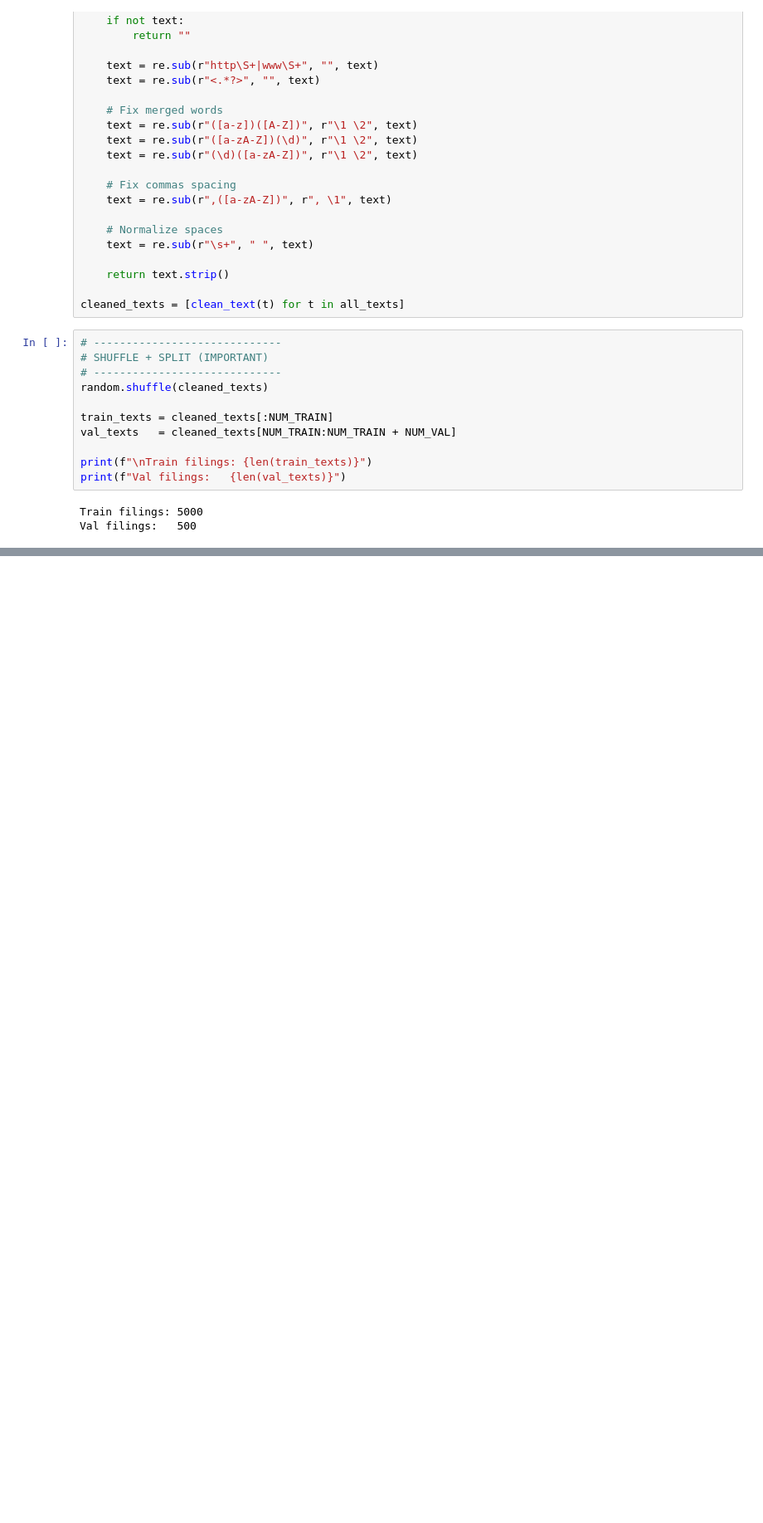
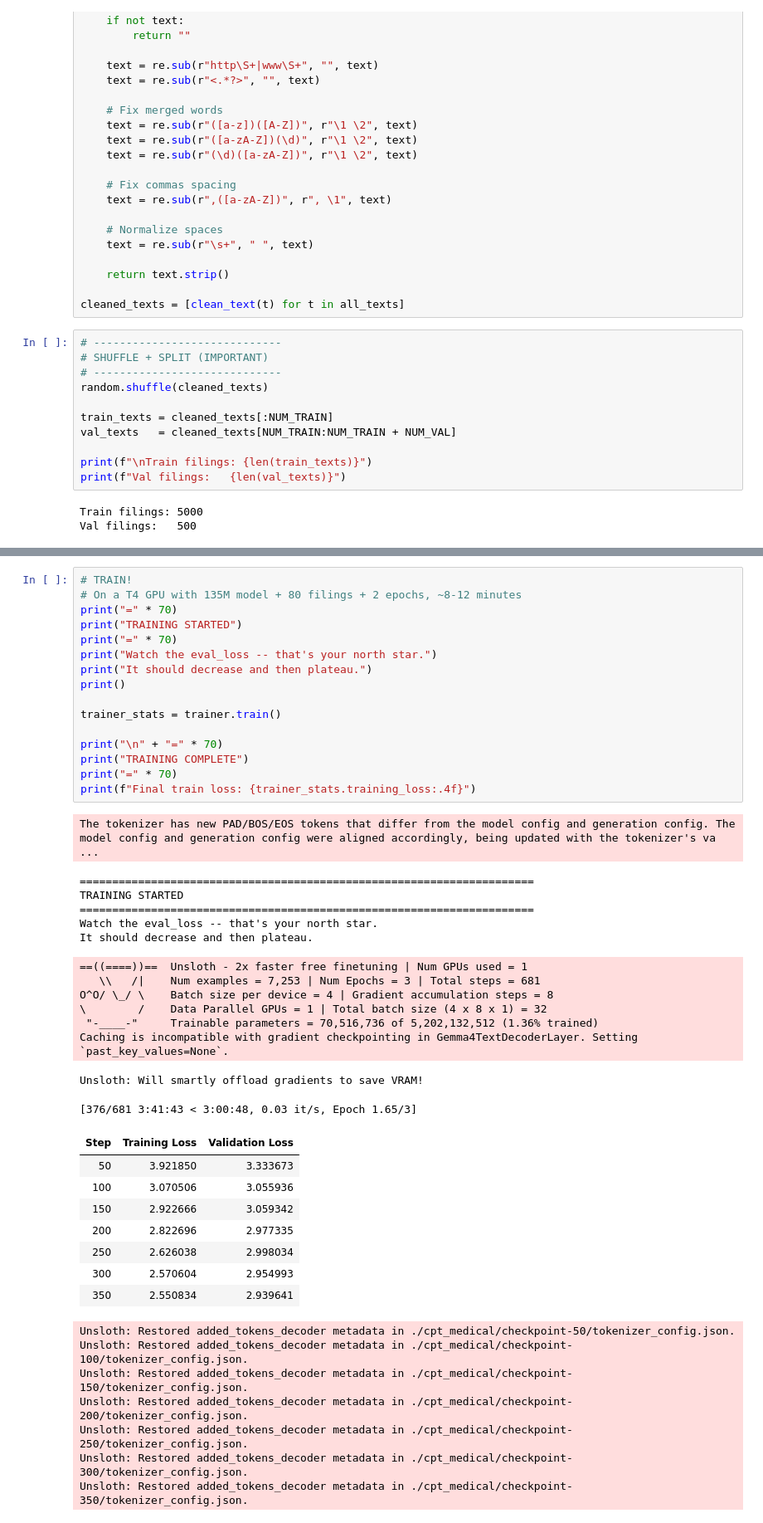
Before and after one commit to Adarsha2004/finetuning, a Jupyter notebook: gemma_cft.ipynb, the cells around one changed output, grey strips where cells are left out. Shown at 83% size. Saved outputs shown, nothing was run; the diff lists cells and outputs as text; blank space fills up the shorter version.

```diff
--- a/gemma_cft.ipynb
+++ b/gemma_cft.ipynb
@@ -324,0 +411,46 @@ NameError: name 'model' is not defined
+# %%
+# TRAIN!
+# On a T4 GPU with 135M model + 80 filings + 2 epochs, ~8-12 minutes
+print("=" * 70)
+print("TRAINING STARTED")
+print("=" * 70)
+print("Watch the eval_loss -- that's your north star.")
+print("It should decrease and then plateau.")
+print()
+
+trainer_stats = trainer.train()
+
+print("\n" + "=" * 70)
+print("TRAINING COMPLETE")
+print("=" * 70)
+print(f"Final train loss: {trainer_stats.training_loss:.4f}")
+# %% [output]
+The tokenizer has new PAD/BOS/EOS tokens that differ from the model config and generation config. The model config and generation config were aligned accordingly, being updated with the tokenizer's va ...
+======================================================================
+TRAINING STARTED
+======================================================================
+Watch the eval_loss -- that's your north star.
+It should decrease and then plateau.
+==((====))==  Unsloth - 2x faster free finetuning | Num GPUs used = 1
+   \\   /|    Num examples = 7,253 | Num Epochs = 3 | Total steps = 681
+O^O/ \_/ \    Batch size per device = 4 | Gradient accumulation steps = 8
+\        /    Data Parallel GPUs = 1 | Total batch size (4 x 8 x 1) = 32
+ "-____-"     Trainable parameters = 70,516,736 of 5,202,132,512 (1.36% trained)
+Caching is incompatible with gradient checkpointing in Gemma4TextDecoderLayer. Setting `past_key_values=None`.
+Unsloth: Will smartly offload gradients to save VRAM!
+[376/681 3:41:43 < 3:00:48, 0.03 it/s, Epoch 1.65/3]
+| Step | Training Loss | Validation Loss |
+| 50 | 3.921850 | 3.333673 |
+| 100 | 3.070506 | 3.055936 |
+| 150 | 2.922666 | 3.059342 |
+| 200 | 2.822696 | 2.977335 |
+| 250 | 2.626038 | 2.998034 |
+| 300 | 2.570604 | 2.954993 |
+| 350 | 2.550834 | 2.939641 |
+Unsloth: Restored added_tokens_decoder metadata in ./cpt_medical/checkpoint-50/tokenizer_config.json.
+Unsloth: Restored added_tokens_decoder metadata in ./cpt_medical/checkpoint-100/tokenizer_config.json.
+Unsloth: Restored added_tokens_decoder metadata in ./cpt_medical/checkpoint-150/tokenizer_config.json.
+Unsloth: Restored added_tokens_decoder metadata in ./cpt_medical/checkpoint-200/tokenizer_config.json.
+Unsloth: Restored added_tokens_decoder metadata in ./cpt_medical/checkpoint-250/tokenizer_config.json.
+Unsloth: Restored added_tokens_decoder metadata in ./cpt_medical/checkpoint-300/tokenizer_config.json.
+Unsloth: Restored added_tokens_decoder metadata in ./cpt_medical/checkpoint-350/tokenizer_config.json.
```
Also changed, not shown: parts of 7 cells of this notebook.
